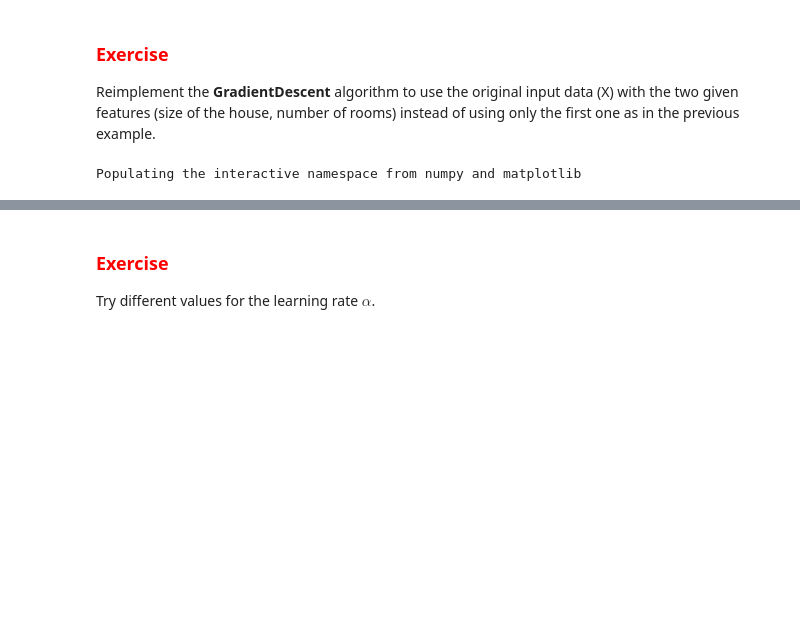
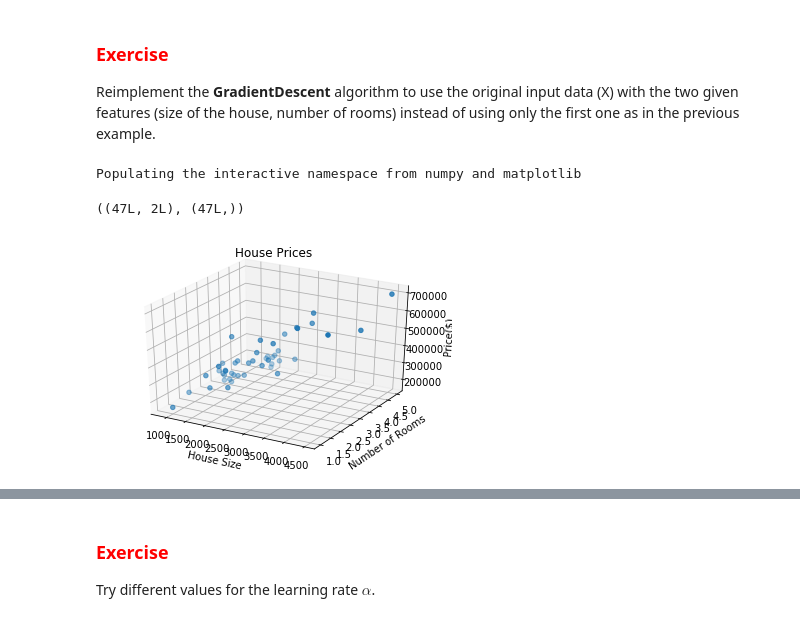
Before and after one commit to bqUAB/par_practices, a Jupyter notebook: a-Introduction/P0.ipynb, the cells around one changed output, grey strips where cells are left out. Drawn from its saved outputs; the diff is of its cells as text; code cells hidden in the pictures; blank space fills up the shorter version.

Commit message:
Missing plane plot. Advanced linear regression

```diff
--- a/a-Introduction/P0.ipynb
+++ b/a-Introduction/P0.ipynb
@@ -926,3 +926,27 @@ import pickle
 import matplotlib.pyplot as plt
 import numpy as np
 from mpl_toolkits.mplot3d import Axes3D
+# %%
+with open('./P0data1.pkl', 'rb') as f:
+    (X, y) = pickle.load(f)
+
+# Our dataset is composed by input data (X) and output data (y) pairs.
+X.shape, y.shape
+# %% [output]
+((47L, 2L), (47L,))
+# %%
+# Plot sample points.
+# plot dots ('o') for each sample (house size, house price)
+fig = plt.figure()
+ax = fig.add_subplot(111, projection='3d')
+
+ax.scatter(X[:, 0], X[:, 1], y)
+
+ax.set_xlabel('House Size')
+ax.set_ylabel('Number of Rooms')
+ax.set_zlabel('Price($)')
+ax.set_title('House Prices')
+
+plt.show()
+# %% [output]
+[figure, added]
```
Also changed, not shown: parts of 5 cells of this notebook, 1 other file.
